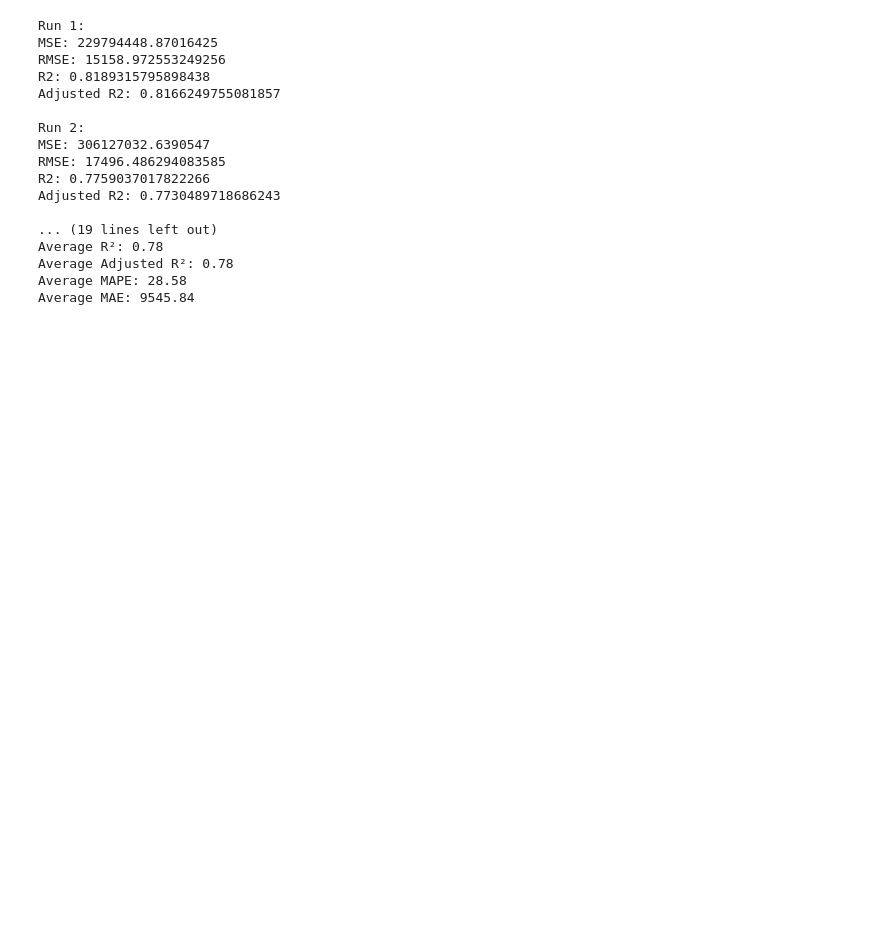
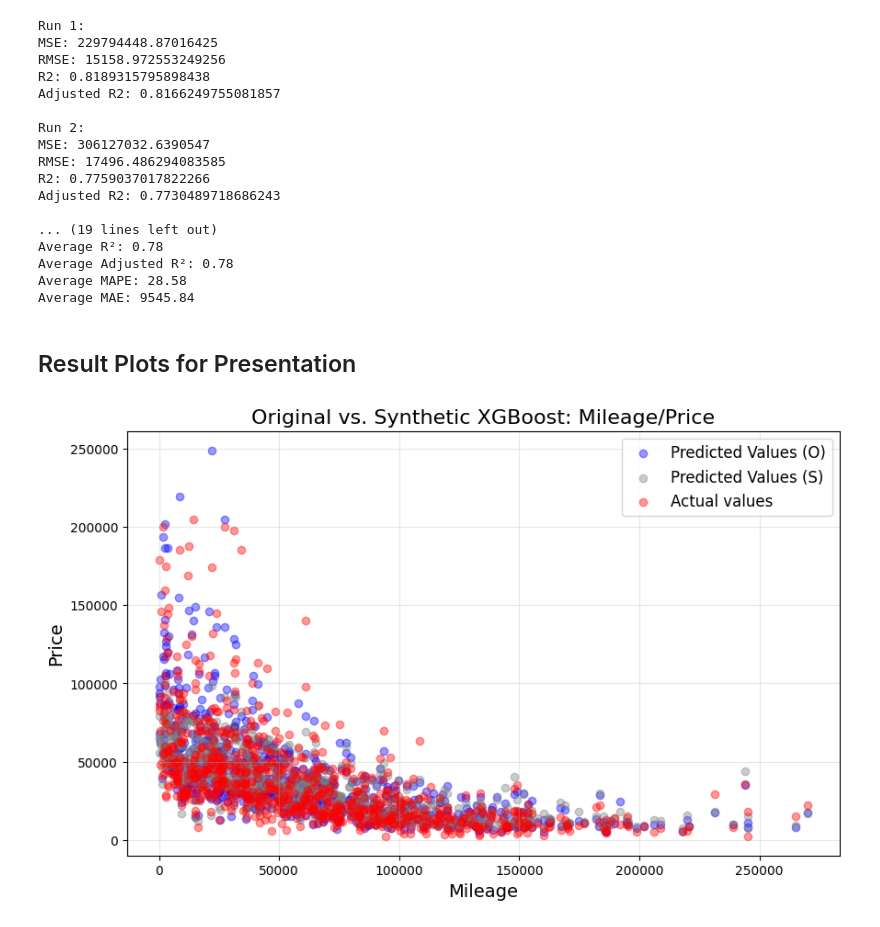
Before and after one commit to Frecherenkel60/RandomForestRangers, a Jupyter notebook: 5.1_TrainingNew.ipynb, the cells around one changed output. Drawn from its saved outputs; the diff is of its cells as text; code cells hidden in the pictures; blank space fills up the shorter version.

Commit message:
add o vs s plot

```diff
--- a/5.1_TrainingNew.ipynb
+++ b/5.1_TrainingNew.ipynb
@@ -897,3 +897,20 @@ Average R²: 0.78
 Average Adjusted R²: 0.78
 Average MAPE: 28.58
 Average MAE: 9545.84
+# %% [markdown]
+## Result Plots for Presentation
+# %%
+#1 Model O&S
+plt.figure(figsize=(10, 6))
+plt.scatter(X_test['milage'], y_pred_xg_original, color="blue", label="Predicted Values (O)", alpha=0.4)
+plt.scatter(X_test['milage'], y_pred_xg_mixed, color="gray", label="Predicted Values (S)", alpha=0.4)
+plt.scatter(X_test['milage'], y_test, color="red", label="Actual values", alpha=0.4)
+
+plt.title(f"Original vs. Synthetic XGBoost: Mileage/Price", fontsize=16)
+plt.xlabel("Mileage", fontsize=14)
+plt.ylabel("Price", fontsize=14)
+plt.legend(fontsize=12)
+plt.grid(alpha=0.3)
+plt.show()
+# %% [output]
+[figure, added]
```
